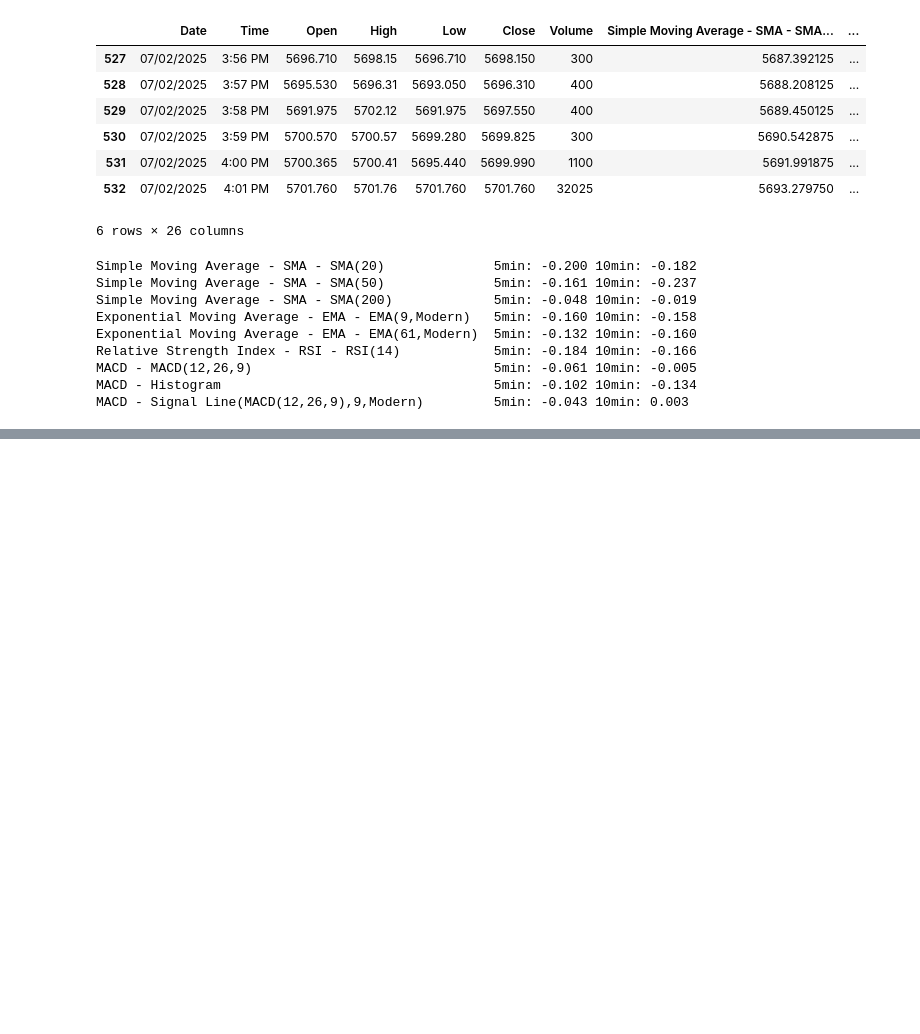
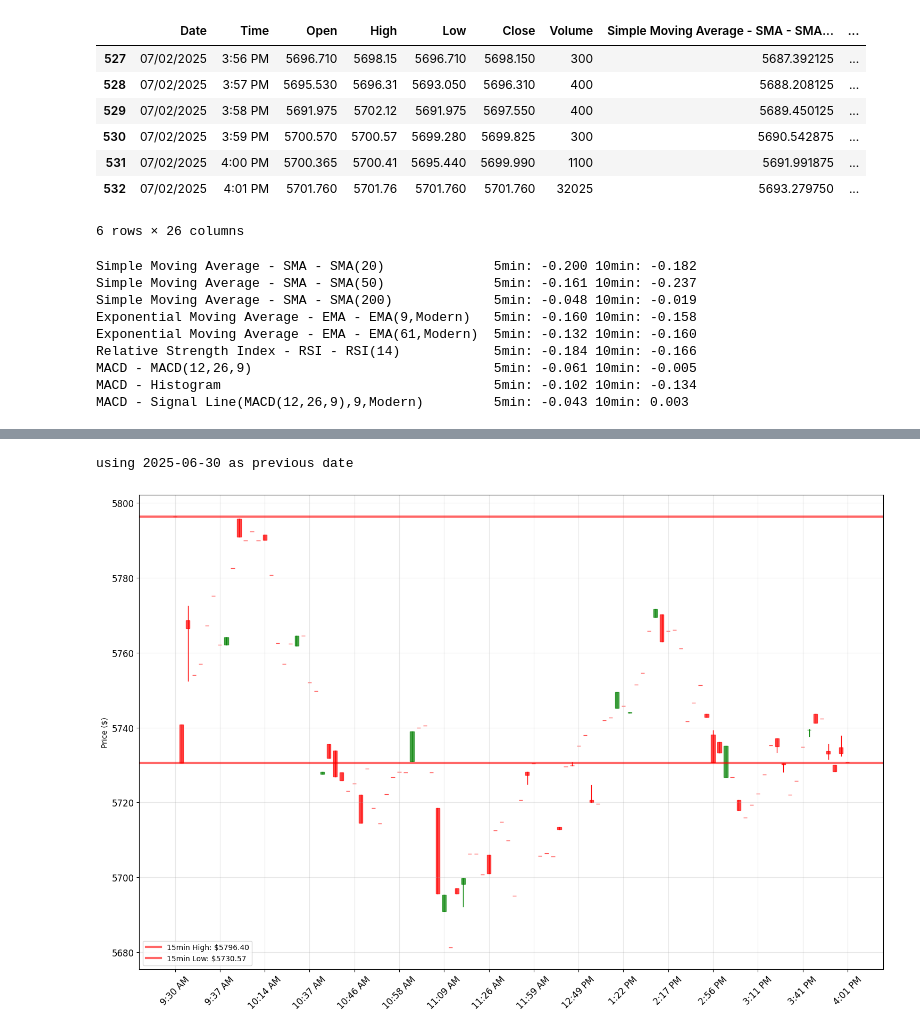
Before and after one commit to seafoodfry/ml-workspace, a Jupyter notebook: gpu-sandbox/quantitative-finance/002-phase-1-feature-discovery.ipynb, the cells around one changed output, grey strips where cells are left out. Cells and saved outputs as stored; diff of their text form; code cells hidden in the pictures; blank space fills up the shorter version.

```diff
--- a/gpu-sandbox/quantitative-finance/002-phase-1-feature-discovery.ipynb
+++ b/gpu-sandbox/quantitative-finance/002-phase-1-feature-discovery.ipynb
@@ -209,0 +572,5 @@ MACD - Signal Line(MACD(12,26,9),9,Modern)         5min: -0.043 10min: 0.003
+# %%
+plot_spread_analysis(df, datetime.date(2025, 7, 1))
+# %% [output]
+using 2025-06-30 as previous date
+[figure, added]
```
Also changed, not shown: parts of 17 cells of this notebook.
